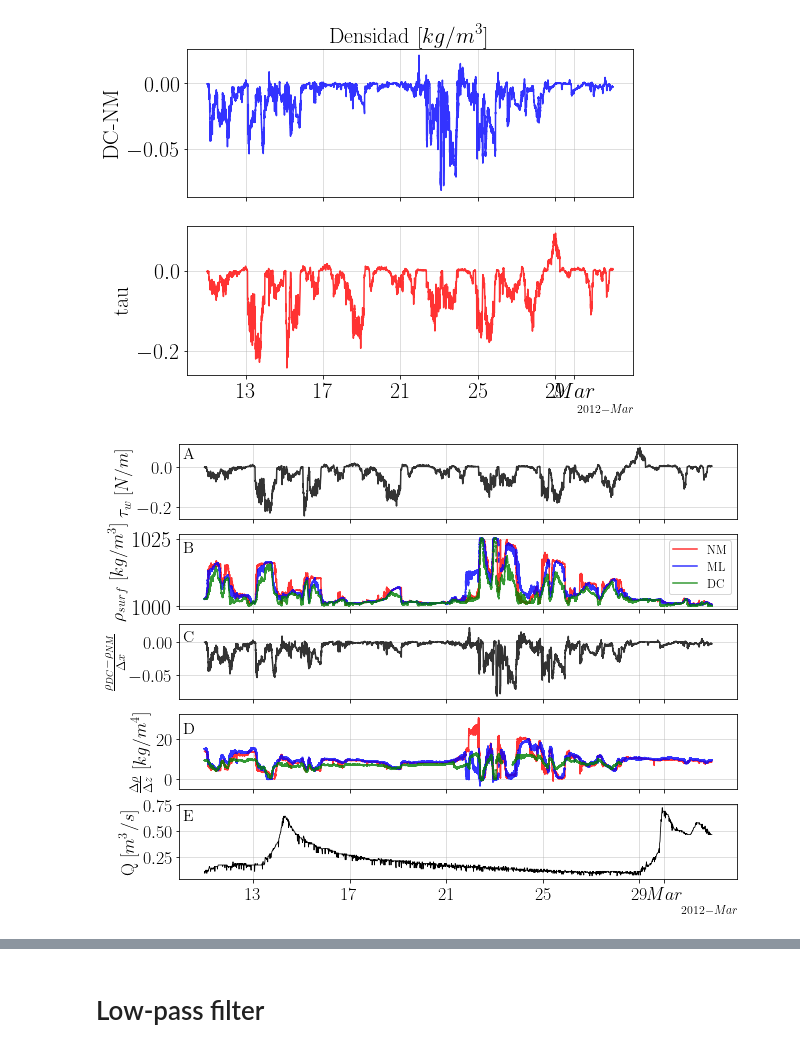
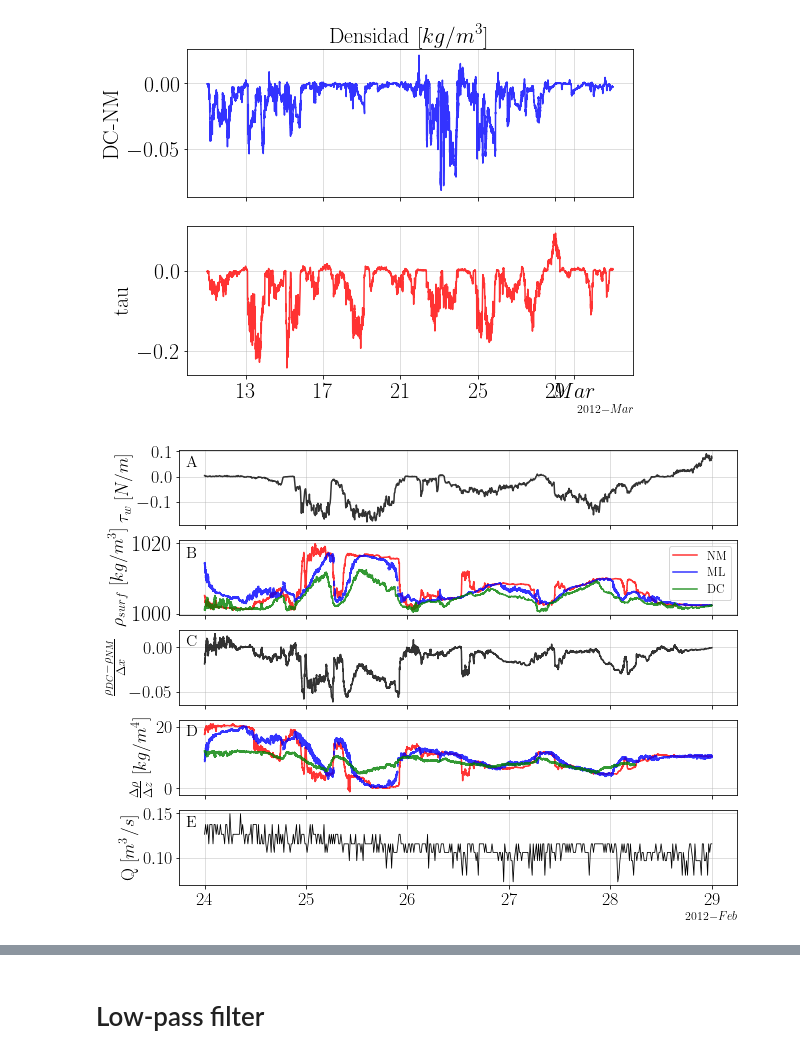
Before and after one commit to Dhannai/Thesis, a Jupyter notebook: febmar/CTD_nuevo.ipynb, the cells around one changed output, grey strips where cells are left out. Saved outputs shown, nothing was run; the diff lists cells and outputs as text; code cells hidden in the pictures.

```diff
--- a/febmar/CTD_nuevo.ipynb
+++ b/febmar/CTD_nuevo.ipynb
@@ -1791,9 +1789,10 @@ __Locations__
                   [37.264111111, -122.406000000]])  #PC
 # %%
 x_nm_dc = haversine(37.265888889, -122.411027778, 37.264055556, -122.410333333) *1000 #en metros
-rho_dcnm = DC_CTD.sel(time=slice("2012-02-11 00:00:00","2012-03-3 00:00:00"), sensor=4, variables='Density') - NM_CTD.sel(time=slice("2012-02-11 00:00:00","2012-03-3 00:00:00"), sensor=3, variables='Density')
-wdf = dfw['u'].loc[datetime(2012,2,11):datetime(2012,3,3)]
-q = Q.loc[datetime(2012,2,11,0,0,0):datetime(2012,3,3,0,0,0)]
+rho_dcnm = DC_CTD.sel(time=slice("2012-02-24 00:00:00","2012-02-29 00:00:00"), sensor=4, variables='Density') - NM_CTD.sel(time=slice("2012-02-11 00:00:00","2012-03-3 00:00:00"), sensor=3, variables='Density')
+wdf = dfw['u'].loc[datetime(2012,2,24):datetime(2012,2,29)]
+q = Q.loc[datetime(2012,2,24,0,0,0):datetime(2012,2,29,0,0,0)]
+y_bin = np.linspace(1.19, 3.59, 25)
 # %%
 #Inicio figura
 fig, (ax1, ax2) = plt.subplots(nrows=2, figsize=(8, 6), sharex=True)
@@ -1833,0 +1847,24 @@ lala = rho_dcnm.v/x_nm_dc
+# %%
+tdc12 = DC_CTD.sel(time=slice("2012-02-24 00:00:00","2012-02-29 00:00:00"), sensor=1, variables='Density') - DC_CTD.sel(time=slice("2012-02-11 00:00:00","2012-03-3 00:00:00"), sensor=2, variables='Density')
+tdc23 = DC_CTD.sel(time=slice("2012-02-24 00:00:00","2012-02-29 00:00:00"), sensor=2, variables='Density') - DC_CTD.sel(time=slice("2012-02-11 00:00:00","2012-03-3 00:00:00"), sensor=3, variables='Density')
+tdc34 = DC_CTD.sel(time=slice("2012-02-24 00:00:00","2012-02-29 00:00:00"), sensor=3, variables='Density') - DC_CTD.sel(time=slice("2012-02-11 00:00:00","2012-03-3 00:00:00"), sensor=4, variables='Density')
+tdc14 = DC_CTD.sel(time=slice("2012-02-24 00:00:00","2012-02-29 00:00:00"), sensor=1, variables='Density') - DC_CTD.sel(time=slice("2012-02-11 00:00:00","2012-03-3 00:00:00"), sensor=4, variables='Density')
+
+tnm12 = NM_CTD.sel(time=slice("2012-02-24 00:00:00","2012-02-29 00:00:00"), sensor=1, variables='Density') - NM_CTD.sel(time=slice("2012-02-11 00:00:00","2012-03-3 00:00:00"), sensor=2, variables='Density')
+tnm23 = NM_CTD.sel(time=slice("2012-02-24 00:00:00","2012-02-29 00:00:00"), sensor=2, variables='Density') - NM_CTD.sel(time=slice("2012-02-11 00:00:00","2012-03-3 00:00:00"), sensor=3, variables='Density')
+tnm13 = NM_CTD.sel(time=slice("2012-02-24 00:00:00","2012-02-29 00:00:00"), sensor=1, variables='Density') - NM_CTD.sel(time=slice("2012-02-11 00:00:00","2012-03-3 00:00:00"), sensor=3, variables='Density')
+
+tml12 = ML_CTD.sel(time=slice("2012-02-24 00:00:00","2012-02-29 00:00:00"), sensor=1, variables='Density') - ML_CTD.sel(time=slice("2012-02-11 00:00:00","2012-03-3 00:00:00"), sensor=2, variables='Density')
+# %%
+ddc12 = DC_CTD.sel(time=slice("2012-02-24 00:00:00","2012-02-29 00:00:00"), sensor=1, variables='Depth').v - DC_CTD.sel(time=slice("2012-02-11 00:00:00","2012-03-3 00:00:00"), sensor=2, variables='Depth').v
+ddc23 = DC_CTD.sel(time=slice("2012-02-24 00:00:00","2012-02-29 00:00:00"), sensor=2, variables='Depth').v - DC_CTD.sel(time=slice("2012-02-11 00:00:00","2012-03-3 00:00:00"), sensor=3, variables='Depth').v
+ddc34 = DC_CTD.sel(time=slice("2012-02-24 00:00:00","2012-02-29 00:00:00"), sensor=3, variables='Depth').v - DC_CTD.sel(time=slice("2012-02-11 00:00:00","2012-03-3 00:00:00"), sensor=4, variables='Depth').v
+ddc14 = DC_CTD.sel(time=slice("2012-02-24 00:00:00","2012-02-29 00:00:00"), sensor=1, variables='Depth').v - DC_CTD.sel(time=slice("2012-02-11 00:00:00","2012-03-3 00:00:00"), sensor=4, variables='Depth').v
+
+dnm12 = NM_CTD.sel(time=slice("2012-02-24 00:00:00","2012-02-29 00:00:00"), sensor=1, variables='Depth').v - NM_CTD.sel(time=slice("2012-02-11 00:00:00","2012-03-3 00:00:00"), sensor=2, variables='Depth').v
+dnm23 = NM_CTD.sel(time=slice("2012-02-24 00:00:00","2012-02-29 00:00:00"), sensor=2, variables='Depth').v - NM_CTD.sel(time=slice("2012-02-11 00:00:00","2012-03-3 00:00:00"), sensor=3, variables='Depth').v
+dnm13 = NM_CTD.sel(time=slice("2012-02-24 00:00:00","2012-02-29 00:00:00"), sensor=1, variables='Depth').v - NM_CTD.sel(time=slice("2012-02-11 00:00:00","2012-03-3 00:00:00"), sensor=3, variables='Depth').v
+
+dml12 = ML_CTD.sel(time=slice("2012-02-24 00:00:00","2012-02-29 00:00:00"), sensor=1, variables='Depth').v - ML_CTD.sel(time=slice("2012-02-11 00:00:00","2012-03-3 00:00:00"), sensor=2, variables='Depth').v
+
+wdf = dfw['u'].loc[datetime(2012,2,24):datetime(2012,2,29)]
@@ -1849,7 +1891,7 @@ ax1.plot(rho_dcnm.time, rho_dcnm.interpolate_na(dim="time", method="nearest").v/
 
 ax1.yaxis.set_tick_params(labelsize=18)
 ax1.grid(alpha=0.5)
-ax1.text(datetime(2012,2,10,2,30,0), 0.001, "C",
+ax1.text(datetime(2012,2,23,19,30,0), 0.001, "C",
           fontsize=16)
 
 ax2.set_ylabel(r"$\tau_w \; [N/m]$",
@@ -1859,7 +1901,7 @@ ax2.plot(wdf.index, wdf, c='k', alpha=0.8, label='bottom')
 
 ax2.yaxis.set_tick_params(labelsize=18)
 ax2.grid(alpha=0.5)
-ax2.text(datetime(2012,2,10,2,30,0), 0.04, "A",
+ax2.text(datetime(2012,2,23,19,30,0), 0.04, "A",
           fontsize=16)
 
 #Gráfico drho/dz
@@ -1874,36 +1916,36 @@ ax3.yaxis.set_tick_params(labelsize=18)
 ax3.grid(alpha=0.5)
 # ax3.legend(loc='upper right',
 #           fontsize=16);
-ax3.text(datetime(2012,2,10,2,30,0), 23, "D",
+ax3.text(datetime(2012,2,23,19,30,0), 17, "D",
           fontsize=16)
 
 #densidad superficial
 ax4.set_ylabel(r"$\rho_{surf} \; [kg/m^3]$",
           fontsize=18)
 ax4.plot(tnm3.time, tnm3.interpolate_na(dim="time", method="nearest").v, c='r', alpha=0.8, label='NM')
 ax4.plot(tml2.time, tml2.v, c='b', alpha=0.8, label='ML')
 ax4.plot(tdc4.time, tdc4.v, c='g', alpha=0.8, label='DC')
 
 
 ax4.yaxis.set_tick_params(labelsize=22)
 ax4.grid(alpha=0.5)
 ax4.legend(loc='upper right',
           fontsize=12);
-ax4.text(datetime(2012,2,10,2,30,0), 1020, "B",
+ax4.text(datetime(2012,2,23,19,30,0), 1016, "B",
           fontsize=16)
 
 ax5.set_ylabel(r"Q "
           r"$\displaystyle[m^3/s]$",
           fontsize=18)
 ax5.plot(q.index, q, lw=0.8, c='k')
 
 ax5.xaxis.set_tick_params(labelsize=18)
 ax5.yaxis.set_tick_params(labelsize=18)
 ax5.grid(alpha=0.5)
-ax5.text(datetime(2012,2,10,2,30,0), 0.61, "E",
+ax5.text(datetime(2012,2,23,19,30,0), 0.135, "E",
           fontsize=16)
 
 ax1.xaxis.set_major_locator(locator)
 ax1.xaxis.set_major_formatter(formatter)
 # %% [output]
-[figure, old version]
+[figure, new version]
```
Also changed, not shown: parts of 17 cells of this notebook.
